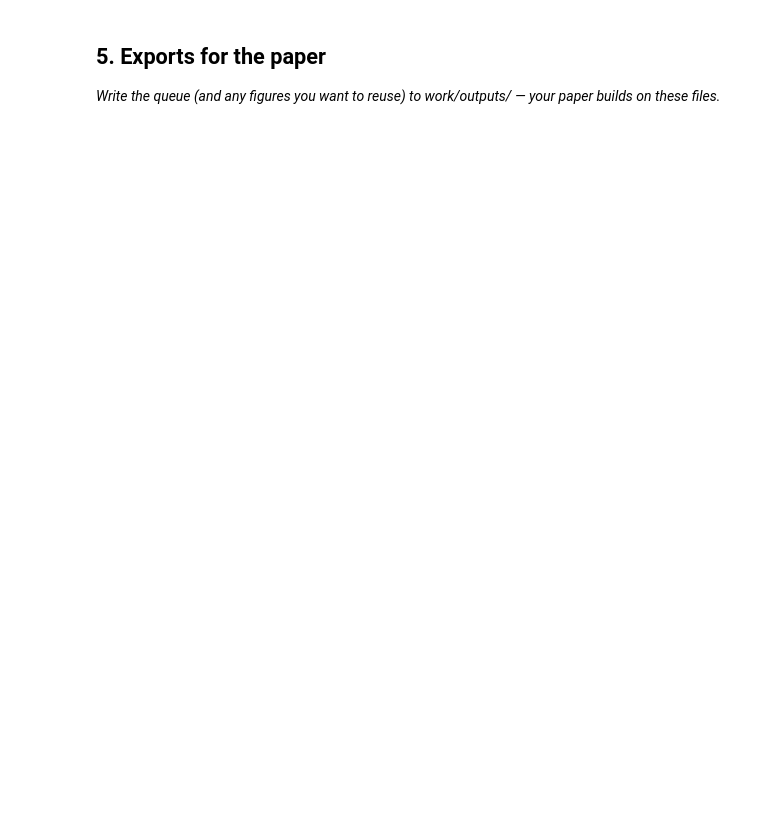
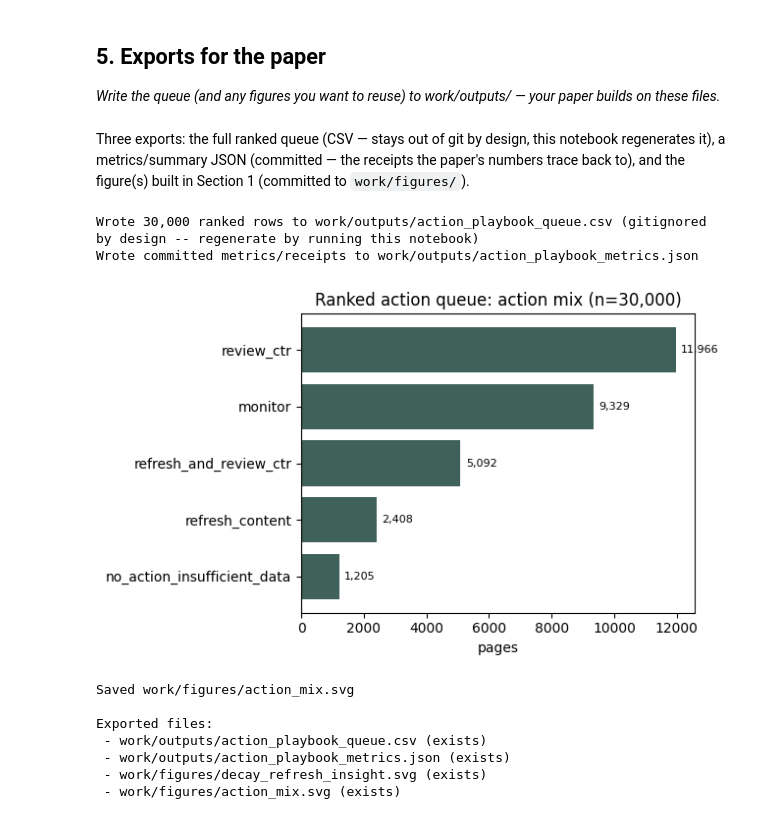
Before and after one commit to 720-hz/flyrank-ml-internship, a Jupyter notebook: work/notebooks/Week 7/w07_action_playbook.ipynb, the cells around one changed output. Saved outputs shown, nothing was run; the diff lists cells and outputs as text; code cells hidden in the pictures; blank space fills up the shorter version.

```diff
--- a/work/notebooks/Week 7/w07_action_playbook.ipynb
+++ b/work/notebooks/Week 7/w07_action_playbook.ipynb
@@ -36,0 +618,12 @@ This skeleton is yours to fill. Work the sections **in order** — each one has
+# %%
+monitoring_reference = {
+    "reference_metrics": heldout_metrics,
+    "action_mix_reference": df["action"].value_counts(normalize=True).round(4).to_dict(),
+    "no_position_data_share_reference": round(float((df["position_tier"] == "no_position_data").mean()), 4),
+    "model_risk_proba_median_reference": round(float(df["model_risk_proba"].median()), 4),
+    "retrain_trigger_new_client_growth_pct": 10,
+    "precision_at_50_alert_drop": 0.10,
+    "roc_auc_alert_floor": 0.60,
+}
+for k, v in monitoring_reference.items():
+    print(f"{k}: {v}")
@@ -44,3 +642,70 @@ This skeleton is yours to fill. Work the sections **in order** — each one has
+# %% [markdown]
+Three exports: the full ranked queue (CSV — stays out of git by design, this notebook regenerates it), a
+metrics/summary JSON (committed — the receipts the paper's numbers trace back to), and the figure(s) built
+in Section 1 (committed to `work/figures/`).
+# %%
+import json
+
+os.makedirs("work/outputs", exist_ok=True)
+os.makedirs("work/figures", exist_ok=True)
+
+queue_cols = ["rank", "content_id", "client_id", "archetype", "action", "reason_codes",
+              "model_risk_proba", "ctr_score", "value_at_stake", "position_tier",
+              "avg_position", "impressions_90d", "ctr", "expected_ctr",
+              "is_declining_label"]
+queue_path = "work/outputs/action_playbook_queue.csv"
+df[queue_cols].to_csv(queue_path, index=False)
+print(f"Wrote {len(df):,} ranked rows to {queue_path} (gitignored by design -- regenerate by running this notebook)")
+
+metrics_summary = {
+    "n_rows": int(len(df)),
+    "n_clients": int(df["client_id"].nunique()),
+    "full_set_decline_rate": round(float(df["is_declining_label"].mean()), 3),
+    "held_out_client_grouped_validation": heldout_metrics,
+    "risk_threshold_75th_pct": round(float(risk_threshold), 4),
+    "demand_cutoff_median_impressions_90d": float(demand_cut),
+    "action_counts": df["action"].value_counts().to_dict(),
+    "archetype_counts": df["archetype"].value_counts().to_dict(),
+    "no_position_data_n": int((df["position_tier"] == "no_position_data").sum()),
+    "no_position_data_decline_rate": round(float(df.loc[df["position_tier"] == "no_position_data", "is_declining_label"].mean()), 4),
+    "has_position_decline_rate": round(float(df.loc[df["position_tier"] != "no_position_data", "is_declining_label"].mean()), 4),
+    "decay_refresh_insight_verdict": "MIXED -- staleness does not climb monotonically with decline rate (see work/figures/decay_refresh_insight.svg)",
+    "safe_numeric_features": SAFE_NUMERIC,
+    "excluded_window_overlap_features": SUSPECT,
+    "random_state": RANDOM_STATE,
+}
+metrics_path = "work/outputs/action_playbook_metrics.json"
+with open(metrics_path, "w") as f:
+    json.dump(metrics_summary, f, indent=2)
+print(f"Wrote committed metrics/receipts to {metrics_path}")
+
+# Second figure: action mix, for the paper's recommendations section.
+fig, ax = plt.subplots(figsize=(6.5, 4))
+action_counts = df["action"].value_counts()
+ax.barh(action_counts.index[::-1], action_counts.values[::-1], color="#3E6259")
+ax.set_xlabel("pages")
+ax.set_title("Ranked action queue: action mix (n=30,000)")
+for i, v in enumerate(action_counts.values[::-1]):
+    ax.annotate(f"{v:,}", (v, i), textcoords="offset points", xytext=(4, 0), va="center", fontsize=8)
+fig.tight_layout()
+fig.savefig("work/figures/action_mix.svg")
+plt.show()
+print("Saved work/figures/action_mix.svg")
+
+print("\nExported files:")
+for p in [queue_path, metrics_path, "work/figures/decay_refresh_insight.svg", "work/figures/action_mix.svg"]:
+    print(" -", p, "(exists)" if os.path.exists(p) else "(MISSING)")
+# %% [output]
+Wrote 30,000 ranked rows to work/outputs/action_playbook_queue.csv (gitignored by design -- regenerate by running this notebook)
+Wrote committed metrics/receipts to work/outputs/action_playbook_metrics.json
+[figure, added]
+Saved work/figures/action_mix.svg
+
+Exported files:
+ - work/outputs/action_playbook_queue.csv (exists)
+ - work/outputs/action_playbook_metrics.json (exists)
+ - work/figures/decay_refresh_insight.svg (exists)
+ - work/figures/action_mix.svg (exists)
 # %% [markdown]
 ## Self-check
 
```
Also changed, not shown: parts of 32 cells of this notebook.
